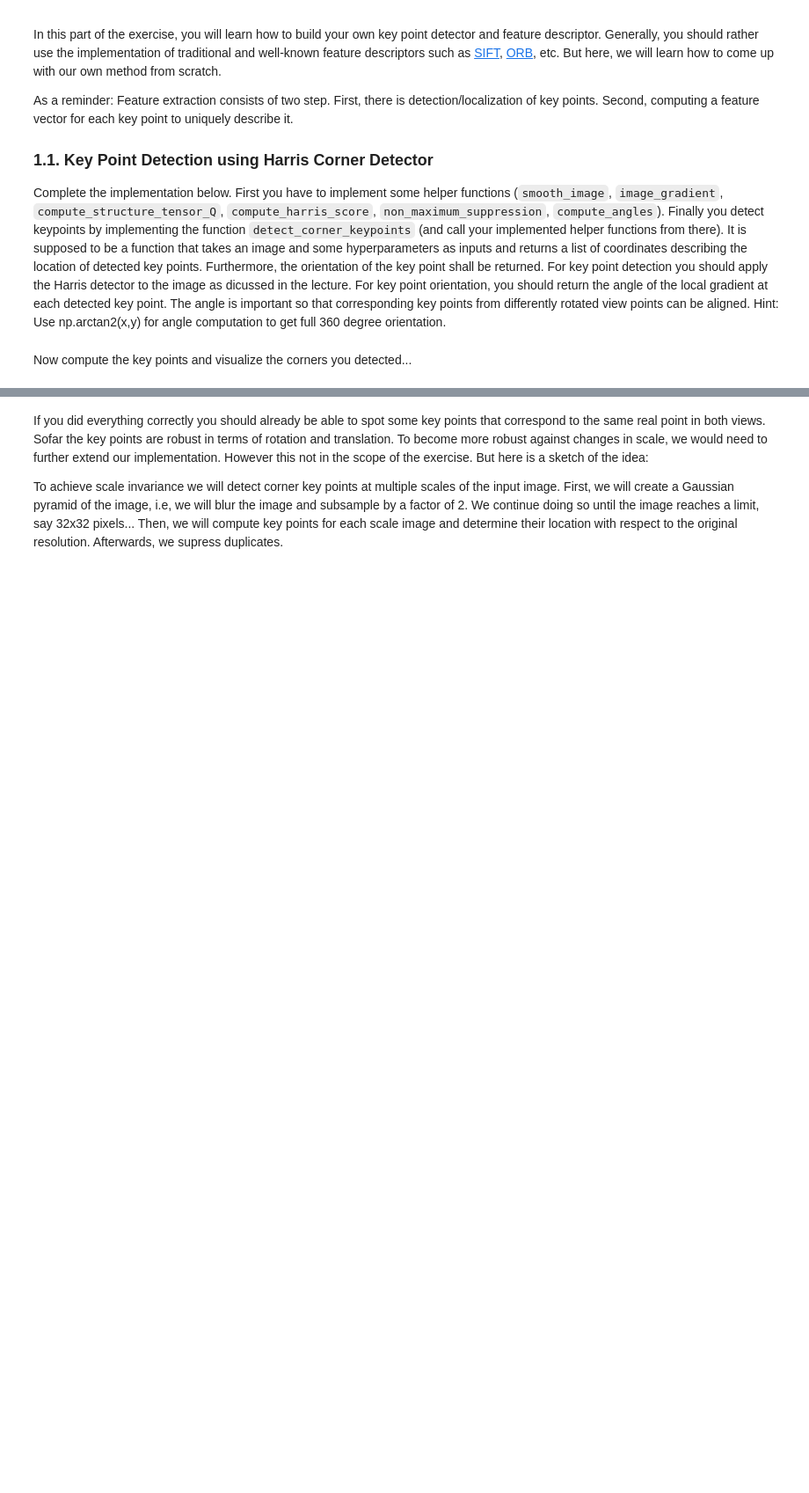
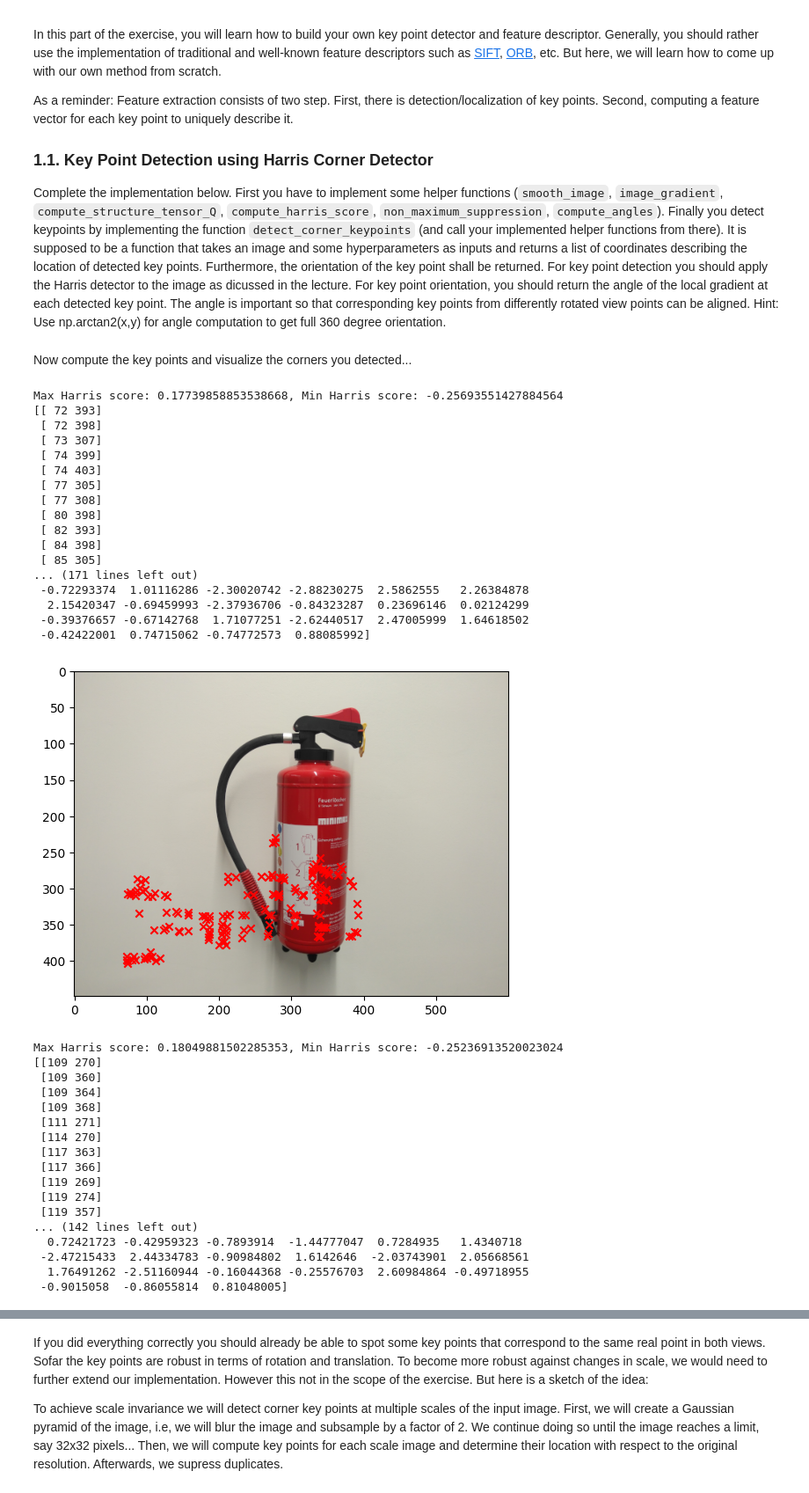
Before and after one commit to keanehui/CV-Exercises, a Jupyter notebook: 4.0-tl-feature-matching.ipynb, the cells around one changed output, grey strips where cells are left out. Shown at 88% size. Drawn from its saved outputs; the diff is of its cells as text; code cells hidden in the pictures; blank space fills up the shorter version.

```diff
--- a/4.0-tl-feature-matching.ipynb
+++ b/4.0-tl-feature-matching.ipynb
@@ -153,38 +153,87 @@ def detect_corner_keypoints(img, window_size=5, k=0.05, threshold=10):
     """
     # 1. convert to grayscale (use the already implemented function above)
     # TODO: implement it
+    grayscale_img = to_grayscale(img)
 
     # 2. smooth the image (implement the function above and call it)
     # TODO: implement it
+    smoothed_img = smooth_image(grayscale_img, sigma=1.0)
 
     # 3. compute image gradients in x and y direction (implement the function above and call it)
     # TODO: implement it
+    Ix = image_gradient(smoothed_img, axis=0)  # Gradient in the x-direction
+    Iy = image_gradient(smoothed_img, axis=1)  # Gradient in the y-direction
 
     # 4. compute structure tensor Q (implement the function above and call it)
     # TODO: implement it
+    Q = compute_structure_tensor_Q(Ix, Iy, window_size)
 
     # 5. compute harris score (implement the function above and call it)
     # TODO: implement it
+    H = compute_harris_score(Q, k)
+    print(f"Max Harris score: {H.max()}, Min Harris score: {H.min()}")
 
     # 6. perform non-maximum surpression (implement the function above and call it)
     # TODO: implement it
+    keypoint_mask = non_maximum_suppression(H, threshold)
 
     # 7. compute angles (implement the function above and call it)
     # TODO: implement it
+    angles = compute_angles(Ix, Iy, keypoint_mask)
 
     # 8. return list containing pairs of coordinates
     # TODO: implement it
+    keypoints = np.argwhere(keypoint_mask)
+
+    return keypoints, angles
 # %% [markdown]
 Now compute the key points and visualize the corners you detected...
 # %%
 def plot_keypoints(img, points):
     plt.imshow(img)
     plt.scatter(points[:,0], points[:,1], marker='x', color='r')
     plt.show()
 
 
 keypoints = {}
 for i, target_image in  enumerate([view1, view2]):
-    points, angles = detect_corner_keypoints(target_image, window_size=5, threshold=10)
+    points, angles = detect_corner_keypoints(target_image, window_size=5, k=0.05, threshold=0.001)
+    print(points, angles)
     keypoints[f"view{i+1}"] = (points, angles)
     plot_keypoints(target_image, points)
+# %% [output]
+Max Harris score: 0.17739858853538668, Min Harris score: -0.25693551427884564
+[[ 72 393]
+ [ 72 398]
+ [ 73 307]
+ [ 74 399]
+ [ 74 403]
+ [ 77 305]
+ [ 77 308]
+ [ 80 398]
+ [ 82 393]
+ [ 84 398]
+ [ 85 305]
+... (171 lines left out)
+ -0.72293374  1.01116286 -2.30020742 -2.88230275  2.5862555   2.26384878
+  2.15420347 -0.69459993 -2.37936706 -0.84323287  0.23696146  0.02124299
+ -0.39376657 -0.67142768  1.71077251 -2.62440517  2.47005999  1.64618502
+ -0.42422001  0.74715062 -0.74772573  0.88085992]
+[figure, added]
+Max Harris score: 0.18049881502285353, Min Harris score: -0.25236913520023024
+[[109 270]
+ [109 360]
+ [109 364]
+ [109 368]
+ [111 271]
+ [114 270]
+ [117 363]
+ [117 366]
+ [119 269]
+ [119 274]
+ [119 357]
+... (142 lines left out)
+  0.72421723 -0.42959323 -0.7893914  -1.44777047  0.7284935   1.4340718
+ -2.47215433  2.44334783 -0.90984802  1.6142646  -2.03743901  2.05668561
+  1.76491262 -2.51160944 -0.16044368 -0.25576703  2.60984864 -0.49718955
+ -0.9015058  -0.86055814  0.81048005]
```
Also changed, not shown: parts of 9 cells of this notebook.
